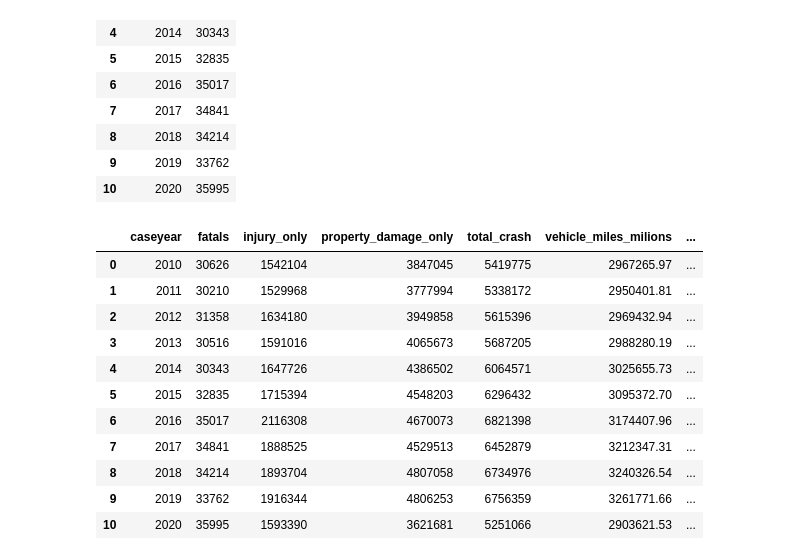
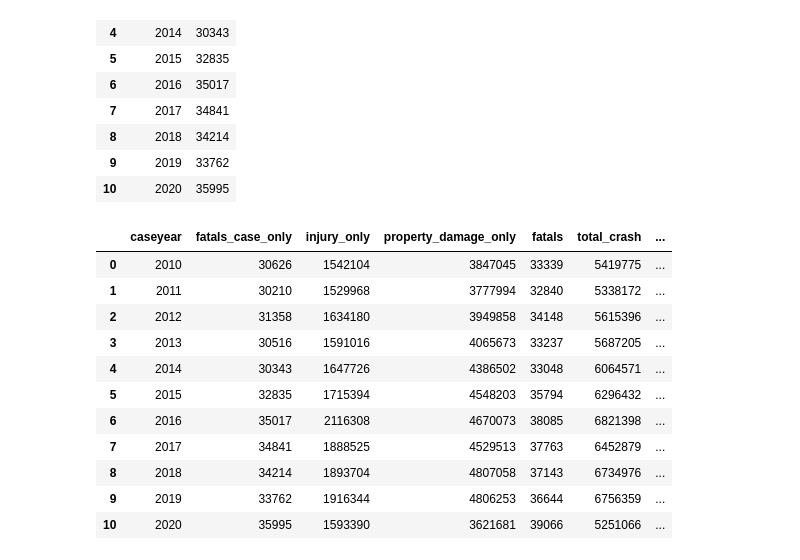
Before and after one commit to MZt92-ui/Project-1-Group-3, a Jupyter notebook: car_crash/data_analyse.ipynb, the cells around one changed output. Cells and saved outputs as stored; diff of their text form; code cells hidden in the pictures.

```diff
--- a/car_crash/data_analyse.ipynb
+++ b/car_crash/data_analyse.ipynb
@@ -67,22 +77,29 @@ fatal_case_by_year
 | 9 | 2019 | 33762 |
 | 10 | 2020 | 35995 |
 # %%
+# create summary table
+# number of fatal_only crashes
+fatal_case_by_year = fatality.groupby(['caseyear']).count()['fatals'].reset_index()
+fatal_case_by_year.rename(columns={'fatals':'fatals_case_only'},inplace=True)
+# number of death
+death_by_year = fatality.groupby('caseyear').sum()['fatals'].reset_index()
 summary_crash_case = fatal_case_by_year.merge(injury_property_damage,on='caseyear')
-summary_crash_case['total_crash'] = summary_crash_case.fatals + summary_crash_case.injury_only + summary_crash_case.property_damage_only
+summary_crash_case = summary_crash_case.merge(death_by_year,on='caseyear')
+summary_crash_case['total_crash'] = summary_crash_case.fatals_case_only + summary_crash_case.injury_only + summary_crash_case.property_damage_only
 summary_crash_case = summary_crash_case.merge(vehicle_miles.loc[vehicle_miles['mode'] == 'Car',['caseyear','vehicle_miles_milions']],on='caseyear')
-summary_crash_case['fatality_per_crash'] = summary_crash_case.fatals / summary_crash_case.total_crash
+summary_crash_case['fatality_per_thousand_crash'] = summary_crash_case.fatals / summary_crash_case.total_crash * 1000
 summary_crash_case['fatality_per_vmt'] = summary_crash_case.fatals / summary_crash_case.vehicle_miles_milions
 summary_crash_case
 # %% [output]
-|  | caseyear | fatals | injury_only | property_damage_only | total_crash | vehicle_miles_milions | ... |
-| 0 | 2010 | 30626 | 1542104 | 3847045 | 5419775 | 2967265.97 | ... |
-| 1 | 2011 | 30210 | 1529968 | 3777994 | 5338172 | 2950401.81 | ... |
-| 2 | 2012 | 31358 | 1634180 | 3949858 | 5615396 | 2969432.94 | ... |
-| 3 | 2013 | 30516 | 1591016 | 4065673 | 5687205 | 2988280.19 | ... |
-| 4 | 2014 | 30343 | 1647726 | 4386502 | 6064571 | 3025655.73 | ... |
-| 5 | 2015 | 32835 | 1715394 | 4548203 | 6296432 | 3095372.70 | ... |
-| 6 | 2016 | 35017 | 2116308 | 4670073 | 6821398 | 3174407.96 | ... |
-| 7 | 2017 | 34841 | 1888525 | 4529513 | 6452879 | 3212347.31 | ... |
-| 8 | 2018 | 34214 | 1893704 | 4807058 | 6734976 | 3240326.54 | ... |
-| 9 | 2019 | 33762 | 1916344 | 4806253 | 6756359 | 3261771.66 | ... |
-| 10 | 2020 | 35995 | 1593390 | 3621681 | 5251066 | 2903621.53 | ... |
+|  | caseyear | fatals_case_only | injury_only | property_damage_only | fatals | total_crash | ... |
+| 0 | 2010 | 30626 | 1542104 | 3847045 | 33339 | 5419775 | ... |
+| 1 | 2011 | 30210 | 1529968 | 3777994 | 32840 | 5338172 | ... |
+| 2 | 2012 | 31358 | 1634180 | 3949858 | 34148 | 5615396 | ... |
+| 3 | 2013 | 30516 | 1591016 | 4065673 | 33237 | 5687205 | ... |
+| 4 | 2014 | 30343 | 1647726 | 4386502 | 33048 | 6064571 | ... |
+| 5 | 2015 | 32835 | 1715394 | 4548203 | 35794 | 6296432 | ... |
+| 6 | 2016 | 35017 | 2116308 | 4670073 | 38085 | 6821398 | ... |
+| 7 | 2017 | 34841 | 1888525 | 4529513 | 37763 | 6452879 | ... |
+| 8 | 2018 | 34214 | 1893704 | 4807058 | 37143 | 6734976 | ... |
+| 9 | 2019 | 33762 | 1916344 | 4806253 | 36644 | 6756359 | ... |
+| 10 | 2020 | 35995 | 1593390 | 3621681 | 39066 | 5251066 | ... |
```
Also changed, not shown: parts of 5 cells of this notebook, 2 other files.
